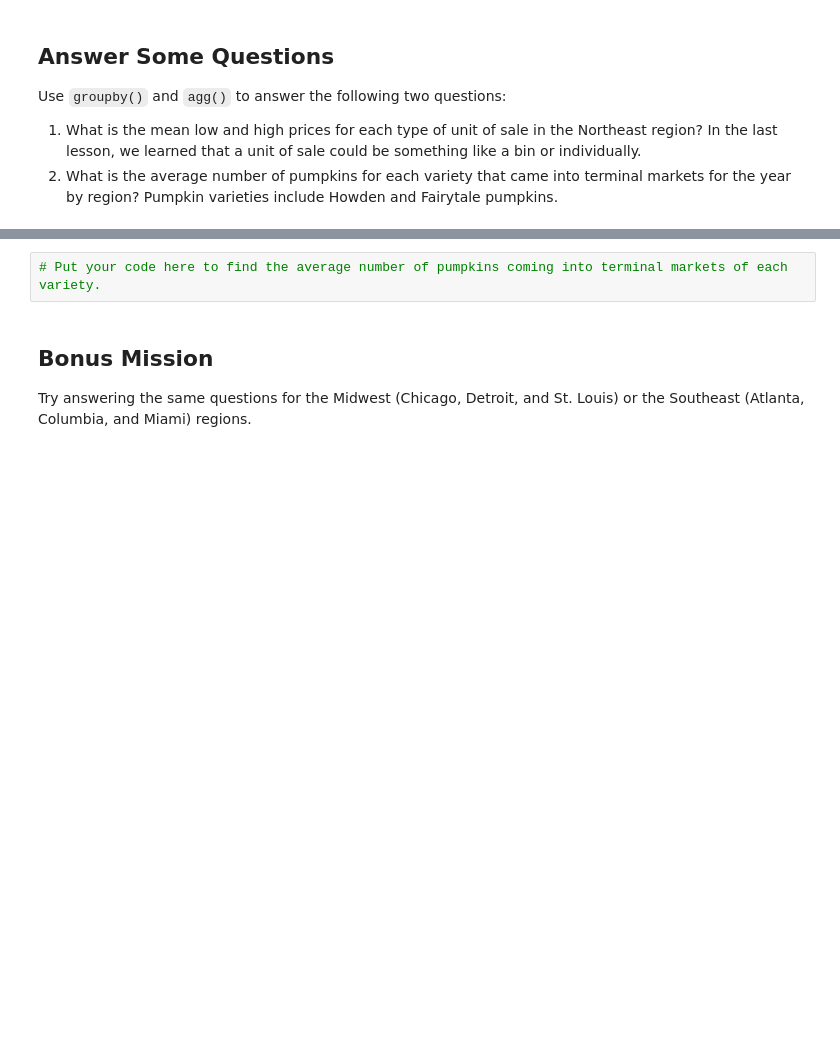
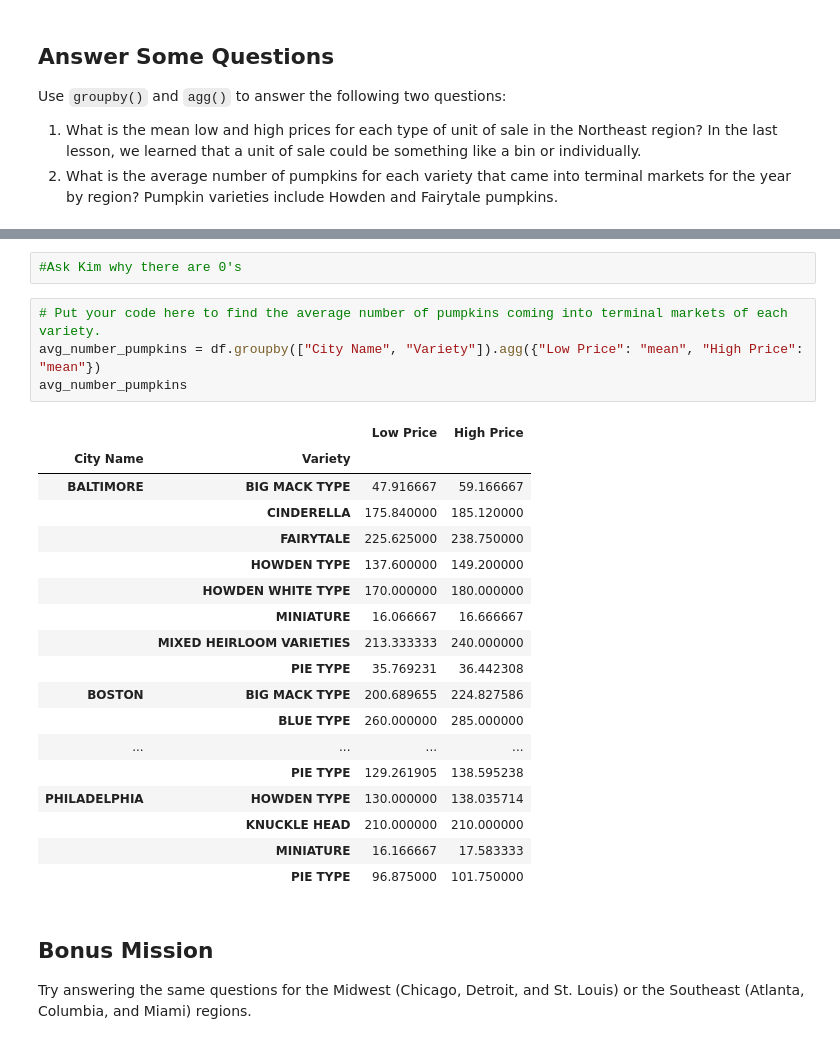
Before and after one commit to ams048/data-manipulation, a Jupyter notebook: Data Manipulation Studio.ipynb, the cells around one changed output, grey strips where cells are left out. Cells and saved outputs as stored; diff of their text form; blank space fills up the shorter version.

```diff
--- a/Data Manipulation Studio.ipynb
+++ b/Data Manipulation Studio.ipynb
@@ -41,5 +215,28 @@ Use `groupby()` and `agg()` to answer the following two questions:
+# %%
+#Ask Kim why there are 0's
 # %%
 # Put your code here to find the average number of pumpkins coming into terminal markets of each variety.
+avg_number_pumpkins = df.groupby(["City Name", "Variety"]).agg({"Low Price": "mean", "High Price": "mean"})
+avg_number_pumpkins
+# %% [output]
+|  |  | Low Price | High Price |
+| City Name | Variety |  |  |
+| BALTIMORE | BIG MACK TYPE | 47.916667 | 59.166667 |
+|  | CINDERELLA | 175.840000 | 185.120000 |
+|  | FAIRYTALE | 225.625000 | 238.750000 |
+|  | HOWDEN TYPE | 137.600000 | 149.200000 |
+|  | HOWDEN WHITE TYPE | 170.000000 | 180.000000 |
+|  | MINIATURE | 16.066667 | 16.666667 |
+|  | MIXED HEIRLOOM VARIETIES | 213.333333 | 240.000000 |
+|  | PIE TYPE | 35.769231 | 36.442308 |
+| BOSTON | BIG MACK TYPE | 200.689655 | 224.827586 |
+|  | BLUE TYPE | 260.000000 | 285.000000 |
+| ... | ... | ... | ... |
+|  | PIE TYPE | 129.261905 | 138.595238 |
+| PHILADELPHIA | HOWDEN TYPE | 130.000000 | 138.035714 |
+|  | KNUCKLE HEAD | 210.000000 | 210.000000 |
+|  | MINIATURE | 16.166667 | 17.583333 |
+|  | PIE TYPE | 96.875000 | 101.750000 |
 # %% [markdown]
 ## Bonus Mission
 
```
Also changed, not shown: parts of 11 cells of this notebook.
